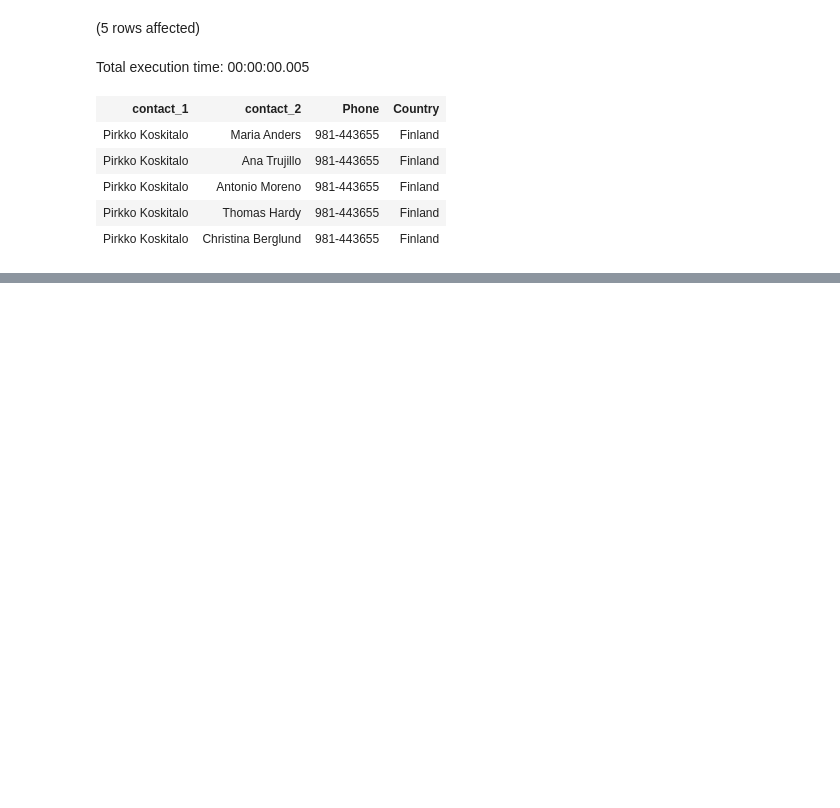
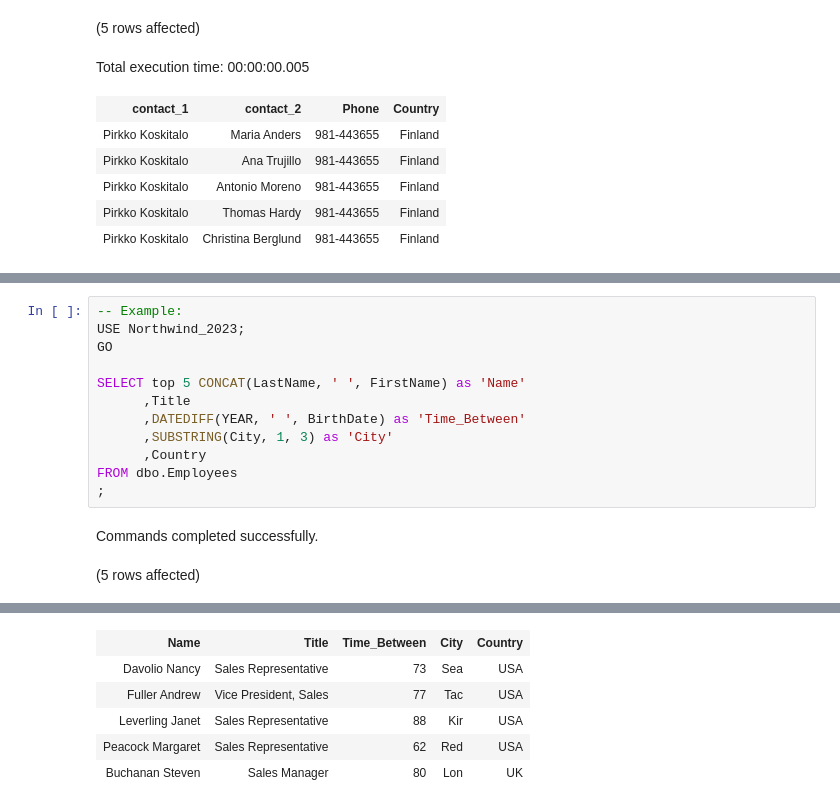
Before and after one commit to KCracks/KBIA_Portfolio, a Jupyter notebook: Kamani_SQL 25 Tips_Notebook.ipynb, the cells around one changed output, grey strips where cells are left out. Saved outputs shown, nothing was run; the diff lists cells and outputs as text; blank space fills up the shorter version.

```diff
--- a/Kamani_SQL 25 Tips_Notebook.ipynb
+++ b/Kamani_SQL 25 Tips_Notebook.ipynb
@@ -561,0 +818,15 @@ The following query uses the SELF JOIN function to return records from the "Cust
+# %%
+-- Example:
+USE Northwind_2023;
+GO
+
+SELECT top 5 CONCAT(LastName, ' ', FirstName) as 'Name'
+      ,Title
+      ,DATEDIFF(YEAR, ' ', BirthDate) as 'Time_Between'
+      ,SUBSTRING(City, 1, 3) as 'City'
+      ,Country
+FROM dbo.Employees
+;
+# %% [output]
+Commands completed successfully.
+(5 rows affected)
@@ -561,0 +834,6 @@ The following query uses the SELF JOIN function to return records from the "Cust
+| Name | Title | Time_Between | City | Country |
+| Davolio Nancy | Sales Representative | 73 | Sea | USA |
+| Fuller Andrew | Vice President, Sales | 77 | Tac | USA |
+| Leverling Janet | Sales Representative | 88 | Kir | USA |
+| Peacock Margaret | Sales Representative | 62 | Red | USA |
+| Buchanan Steven | Sales Manager | 80 | Lon | UK |
```
Also changed, not shown: parts of 39 cells of this notebook.
